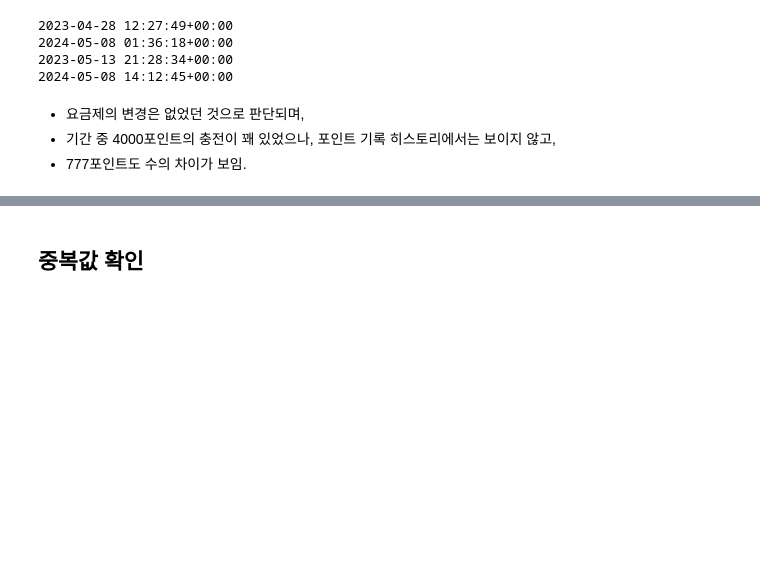
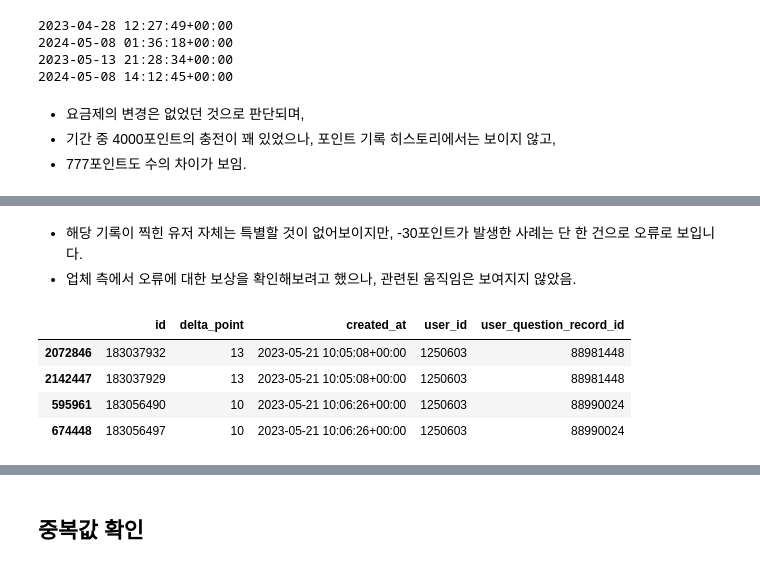
Before and after one commit to zoo-no-s/sns_service_analysis, a Jupyter notebook: src/preprocess/accounts_pointhistory.ipynb, the cells around one changed output, grey strips where cells are left out. Drawn from its saved outputs; the diff is of its cells as text; code cells hidden in the pictures; blank space fills up the shorter version.

```diff
--- a/src/preprocess/accounts_pointhistory.ipynb
+++ b/src/preprocess/accounts_pointhistory.ipynb
@@ -186,0 +249,15 @@ print(temp_df['created_at'].max())
+# %% [markdown]
+* 해당 기록이 찍힌 유저 자체는 특별할 것이 없어보이지만, -30포인트가 발생한 사례는 단 한 건으로 오류로 보입니다.
+* 업체 측에서 오류에 대한 보상을 확인해보려고 했으나, 관련된 움직임은 보여지지 않았음.
+# %%
+user_df = df[df['user_id'] == 1250603]
+
+user_df[
+    user_df[['delta_point', 'created_at', 'user_id']].duplicated(keep=False)
+].sort_values('created_at')
+# %% [output]
+|  | id | delta_point | created_at | user_id | user_question_record_id |
+| 2072846 | 183037932 | 13 | 2023-05-21 10:05:08+00:00 | 1250603 | 88981448 |
+| 2142447 | 183037929 | 13 | 2023-05-21 10:05:08+00:00 | 1250603 | 88981448 |
+| 595961 | 183056490 | 10 | 2023-05-21 10:06:26+00:00 | 1250603 | 88990024 |
+| 674448 | 183056497 | 10 | 2023-05-21 10:06:26+00:00 | 1250603 | 88990024 |
```
Also changed, not shown: parts of 15 cells of this notebook.
